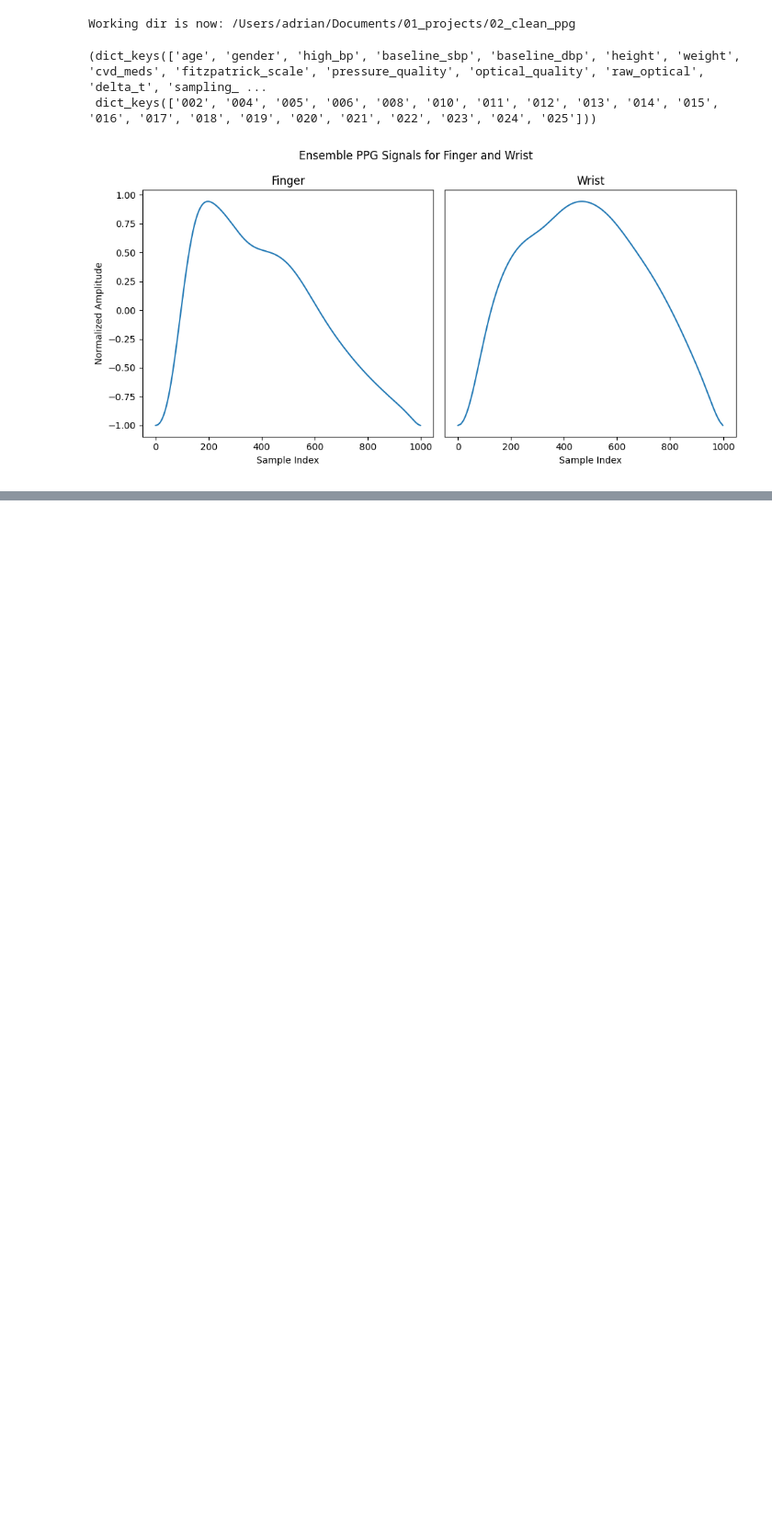
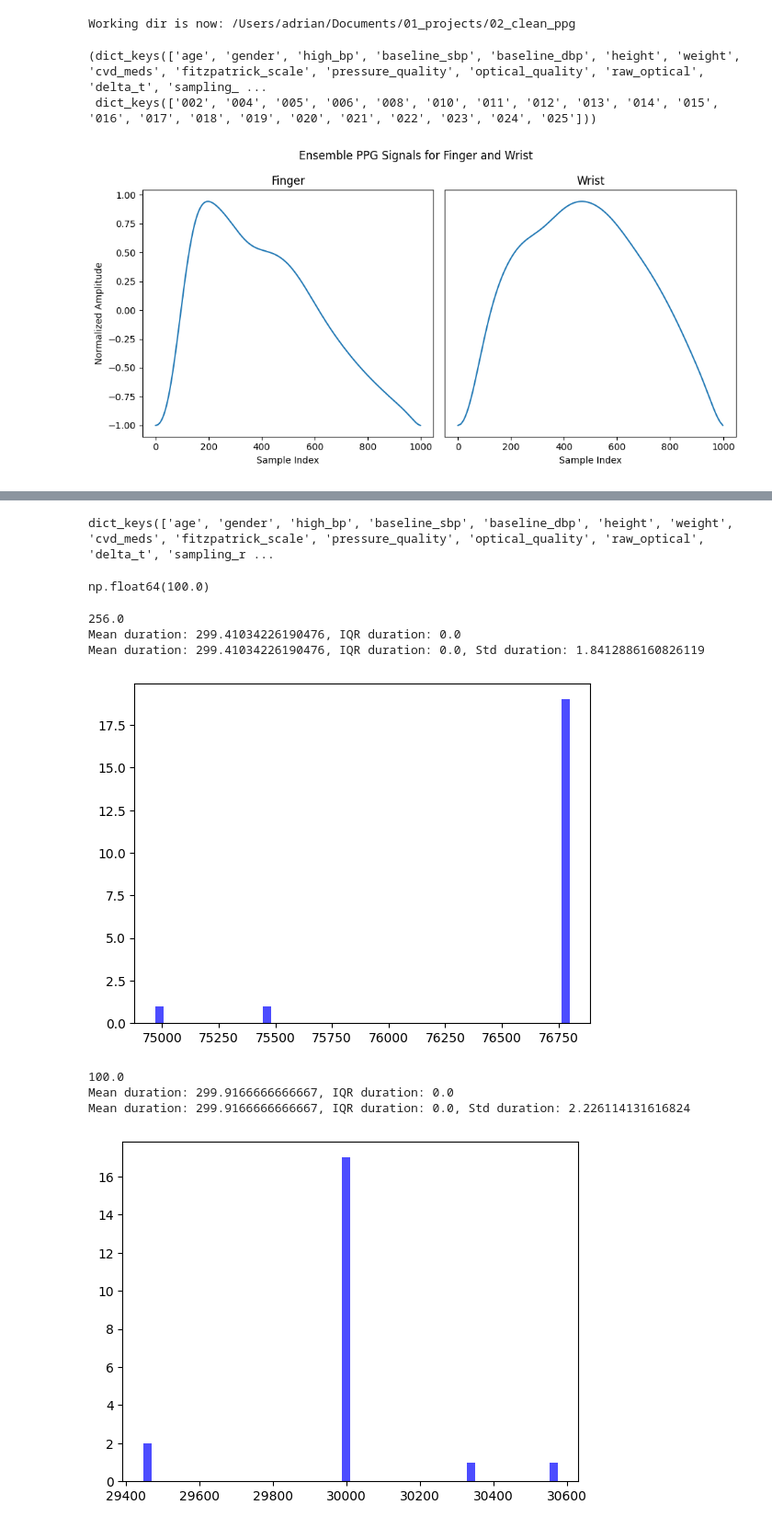
Before and after one commit to ad045/wrist-ppg-morphology, a Jupyter notebook: notebooks/02_comparing_fPPG_and_wPPG_PWs_for_MAUS.ipynb, the cells around one changed output, grey strips where cells are left out. Shown at 92% size. Drawn from its saved outputs; the diff is of its cells as text; code cells hidden in the pictures; blank space fills up the shorter version.

```diff
--- a/notebooks/02_comparing_fPPG_and_wPPG_PWs_for_MAUS.ipynb
+++ b/notebooks/02_comparing_fPPG_and_wPPG_PWs_for_MAUS.ipynb
@@ -159,0 +166,58 @@ plt.show()
+# %%
+finger_data["002"].keys()
+# %% [output]
+dict_keys(['age', 'gender', 'high_bp', 'baseline_sbp', 'baseline_dbp', 'height', 'weight', 'cvd_meds', 'fitzpatrick_scale', 'pressure_quality', 'optical_quality', 'raw_optical', 'delta_t', 'sampling_r ...
+# %%
+wrist_data["002"]["sampling_rate"]
+# %% [output]
+np.float64(100.0)
+# %%
+durations = []
+fs = finger_data["002"]["sampling_rate"]  # assuming all subjects have the same fs
+print(fs)
+
+for d in finger_data:
+    durations.append(len(finger_data[d]["raw_optical"])) # ["002"]["ppg"]
+
+plt.hist(durations, bins=50, color='blue', alpha=0.7)
+# get mean and IQR of durations
+mean_duration = np.mean(durations)
+iqr_duration = np.percentile(durations, 75) - np.percentile(durations, 25)
+print(f"Mean duration: {mean_duration/fs}, IQR duration: {iqr_duration/fs}")
+
+
+# get mean and std of durations
+mean_duration = np.mean(durations)
+std_duration = np.std(durations)
+print(f"Mean duration: {mean_duration/fs}, IQR duration: {iqr_duration/fs}, Std duration: {std_duration/fs}")
+
+plt.show()
+
+
+durations = []
+fs = wrist_data["002"]["sampling_rate"]  # assuming all subjects have the same fs
+print(fs)
+
+for d in wrist_data:
+    durations.append(len(wrist_data[d]["raw_optical"])) # ["002"]["ppg"]
+
+plt.hist(durations, bins=50, color='blue', alpha=0.7)
+# get mean and IQR of durations
+mean_duration = np.mean(durations)
+iqr_duration = np.percentile(durations, 75) - np.percentile(durations, 25)
+print(f"Mean duration: {mean_duration/fs}, IQR duration: {iqr_duration/fs}")
+
+
+# get mean and std of durations
+mean_duration = np.mean(durations)
+std_duration = np.std(durations)
+print(f"Mean duration: {mean_duration/fs}, IQR duration: {iqr_duration/fs}, Std duration: {std_duration/fs}")
+# %% [output]
+256.0
+Mean duration: 299.41034226190476, IQR duration: 0.0
+Mean duration: 299.41034226190476, IQR duration: 0.0, Std duration: 1.8412886160826119
+[figure, added]
+100.0
+Mean duration: 299.9166666666667, IQR duration: 0.0
+Mean duration: 299.9166666666667, IQR duration: 0.0, Std duration: 2.226114131616824
+[figure, added]
```
Also changed, not shown: parts of 7 cells of this notebook, 7 other files.
